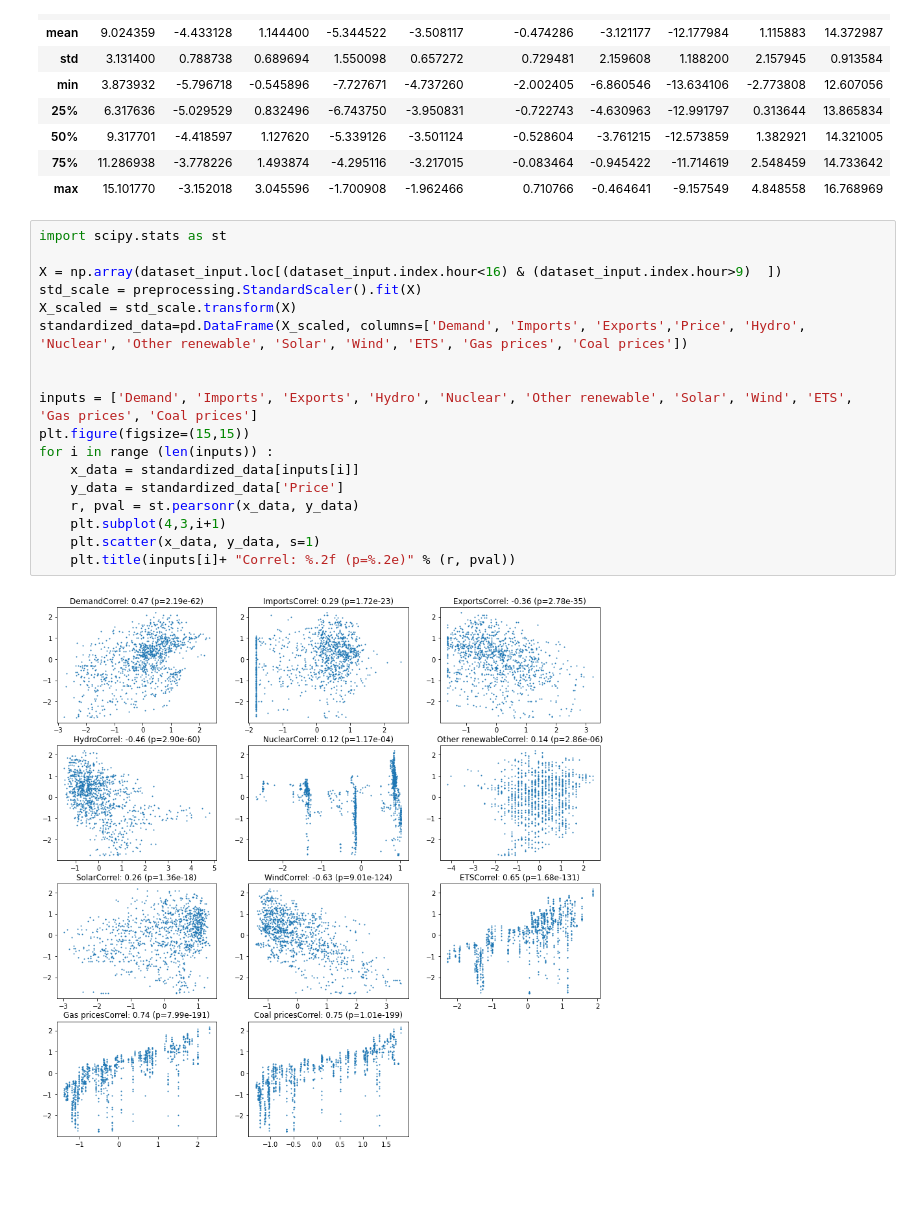
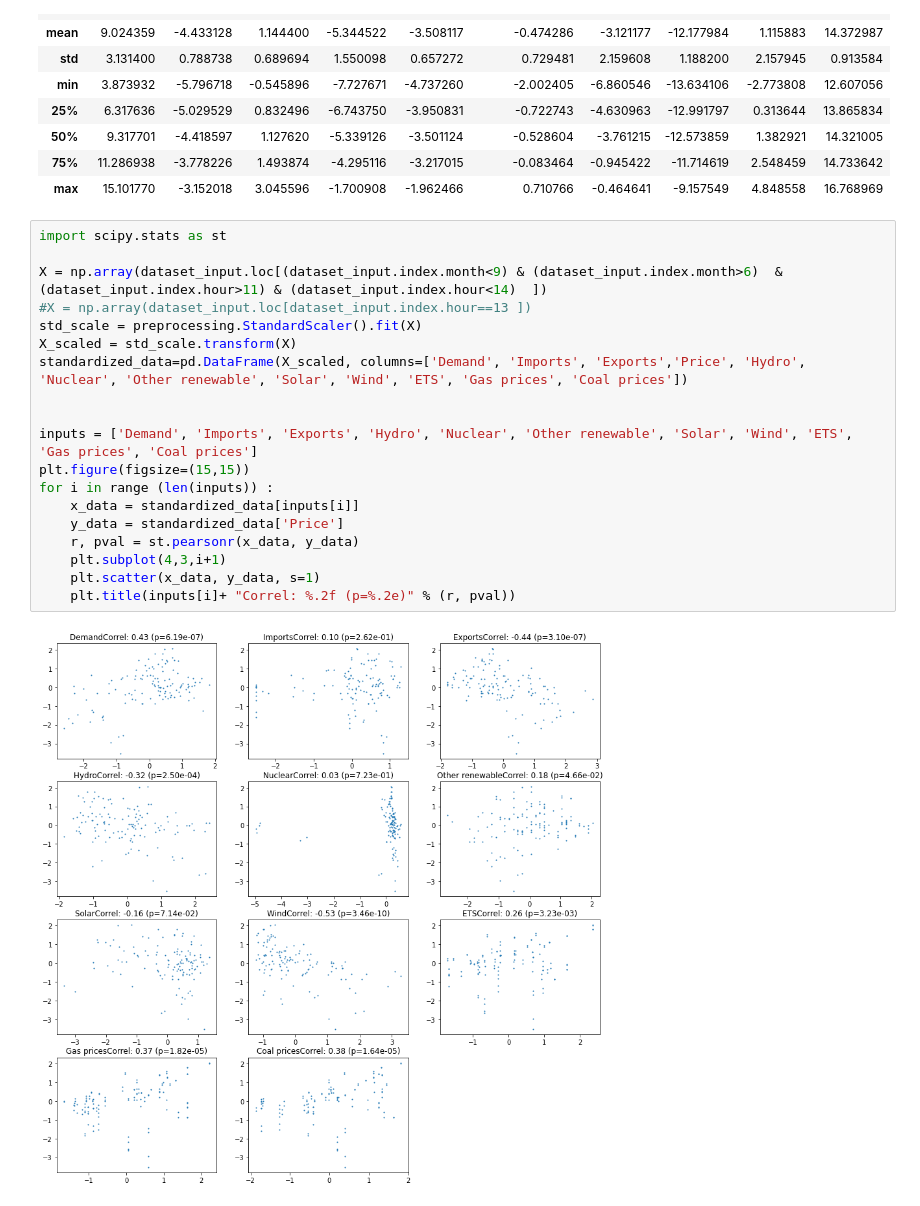
Before and after one commit to leatrin/electricity_prices, a Jupyter notebook: linear_reg.ipynb, the cells around one changed output. Saved outputs shown, nothing was run; the diff lists cells and outputs as text.

Commit message:
graphs and forecast

```diff
--- a/linear_reg.ipynb
+++ b/linear_reg.ipynb
@@ -157,20 +157,21 @@ coeff_dataframe.describe()
 # %%
 import scipy.stats as st
 
-X = np.array(dataset_input.loc[(dataset_input.index.hour<16) & (dataset_input.index.hour>9)  ])
+X = np.array(dataset_input.loc[(dataset_input.index.month<9) & (dataset_input.index.month>6)  &(dataset_input.index.hour>11) & (dataset_input.index.hour<14)  ])
+#X = np.array(dataset_input.loc[dataset_input.index.hour==13 ])
 std_scale = preprocessing.StandardScaler().fit(X)
 X_scaled = std_scale.transform(X)
 standardized_data=pd.DataFrame(X_scaled, columns=['Demand', 'Imports', 'Exports','Price', 'Hydro', 'Nuclear', 'Other renewable', 'Solar', 'Wind', 'ETS', 'Gas prices', 'Coal prices'])
 
 
 inputs = ['Demand', 'Imports', 'Exports', 'Hydro', 'Nuclear', 'Other renewable', 'Solar', 'Wind', 'ETS', 'Gas prices', 'Coal prices']
 plt.figure(figsize=(15,15))
 for i in range (len(inputs)) :
     x_data = standardized_data[inputs[i]]
     y_data = standardized_data['Price']
     r, pval = st.pearsonr(x_data, y_data)
     plt.subplot(4,3,i+1)
     plt.scatter(x_data, y_data, s=1)
     plt.title(inputs[i]+ "Correl: %.2f (p=%.2e)" % (r, pval))
 # %% [output]
-[figure, old version]
+[figure, new version]
```
Also changed, not shown: 22 other files.
